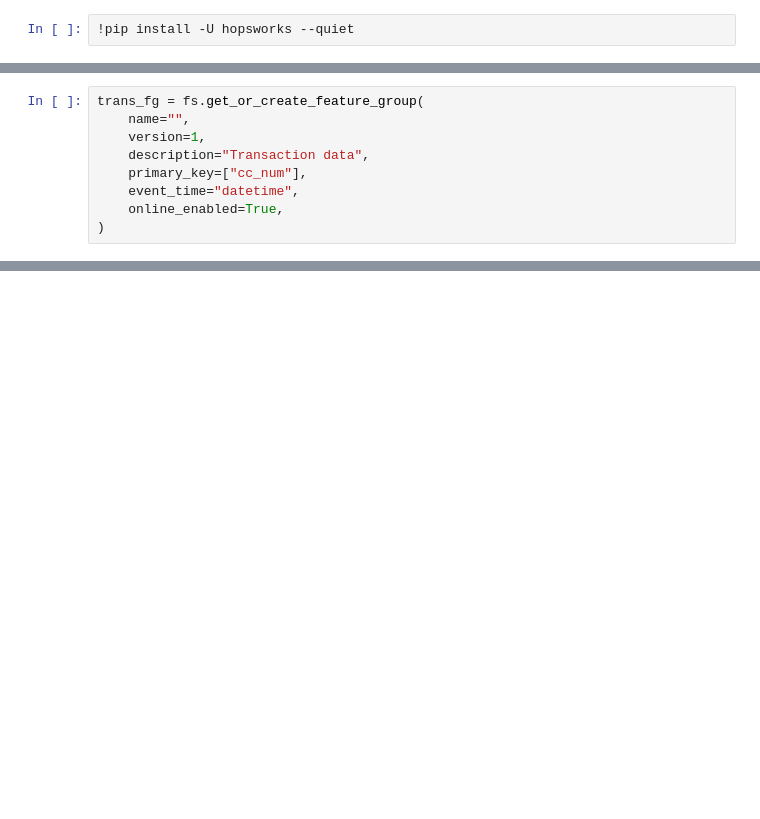
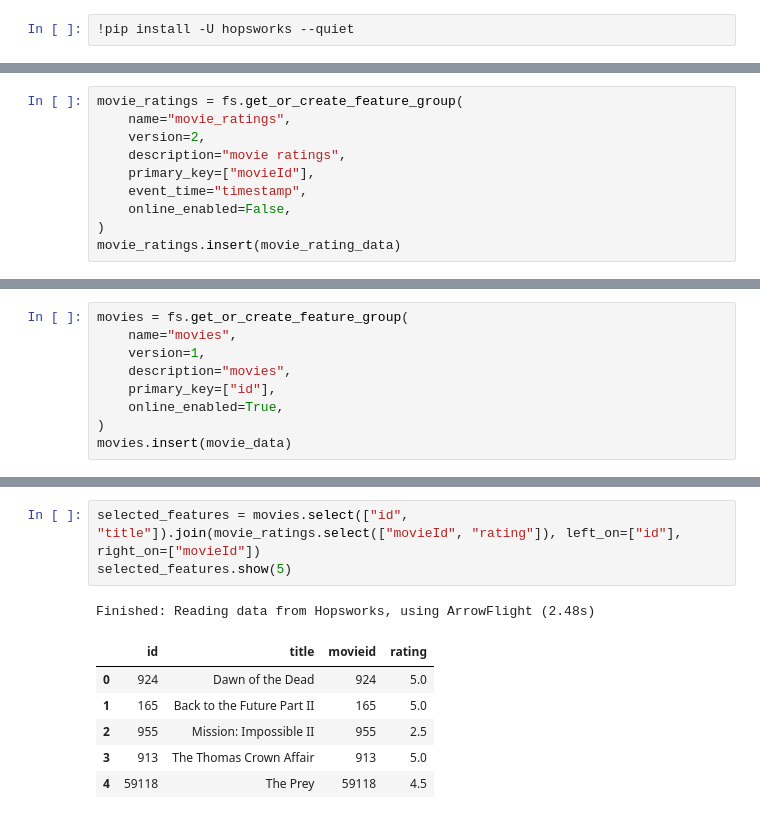
Before and after one commit to karellen-kim/training-feature-store, a Jupyter notebook: hopsworks_quickstart.ipynb, the cells around one changed output, grey strips where cells are left out. Cells and saved outputs as stored; diff of their text form; blank space fills up the shorter version.

```diff
--- a/hopsworks_quickstart.ipynb
+++ b/hopsworks_quickstart.ipynb
@@ -18,0 +27,10 @@ Connected. Call `.close()` to terminate connection gracefully.
+# %%
+movie_ratings = fs.get_or_create_feature_group(
+    name="movie_ratings",
+    version=2,
+    description="movie ratings",
+    primary_key=["movieId"],
+    event_time="timestamp",
+    online_enabled=False,
+)
+movie_ratings.insert(movie_rating_data)
@@ -19,9 +57,9 @@ Connected. Call `.close()` to terminate connection gracefully.
 # %%
-trans_fg = fs.get_or_create_feature_group(
-    name="",
+movies = fs.get_or_create_feature_group(
+    name="movies",
     version=1,
-    description="Transaction data",
-    primary_key=["cc_num"],
-    event_time="datetime",
+    description="movies",
+    primary_key=["id"],
     online_enabled=True,
 )
+movies.insert(movie_data)
@@ -27,0 +72,11 @@ trans_fg = fs.get_or_create_feature_group(
+# %%
+selected_features = movies.select(["id", "title"]).join(movie_ratings.select(["movieId", "rating"]), left_on=["id"], right_on=["movieId"])
+selected_features.show(5)
+# %% [output]
+Finished: Reading data from Hopsworks, using ArrowFlight (2.48s)
+|  | id | title | movieid | rating |
+| 0 | 924 | Dawn of the Dead | 924 | 5.0 |
+| 1 | 165 | Back to the Future Part II | 165 | 5.0 |
+| 2 | 955 | Mission: Impossible II | 955 | 2.5 |
+| 3 | 913 | The Thomas Crown Affair | 913 | 5.0 |
+| 4 | 59118 | The Prey | 59118 | 4.5 |
```
Also changed, not shown: parts of 9 cells of this notebook.
